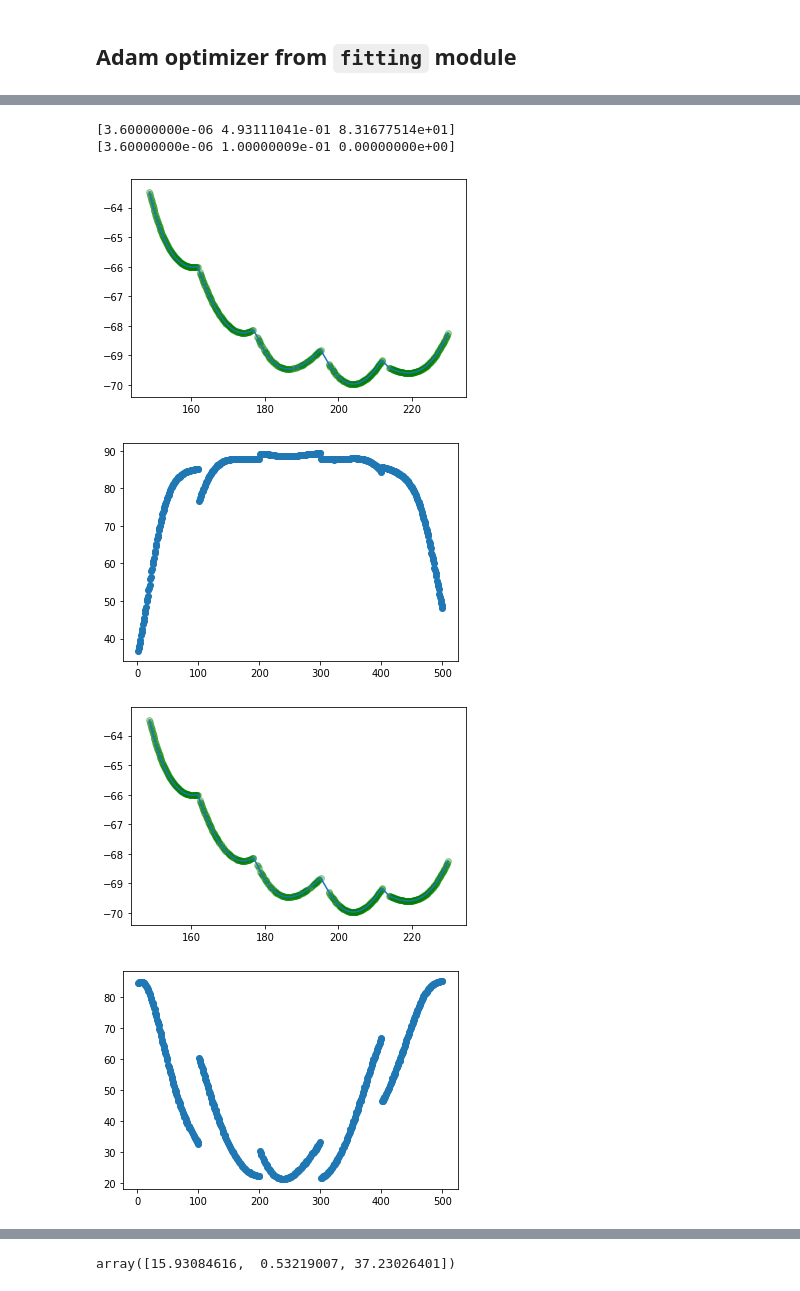
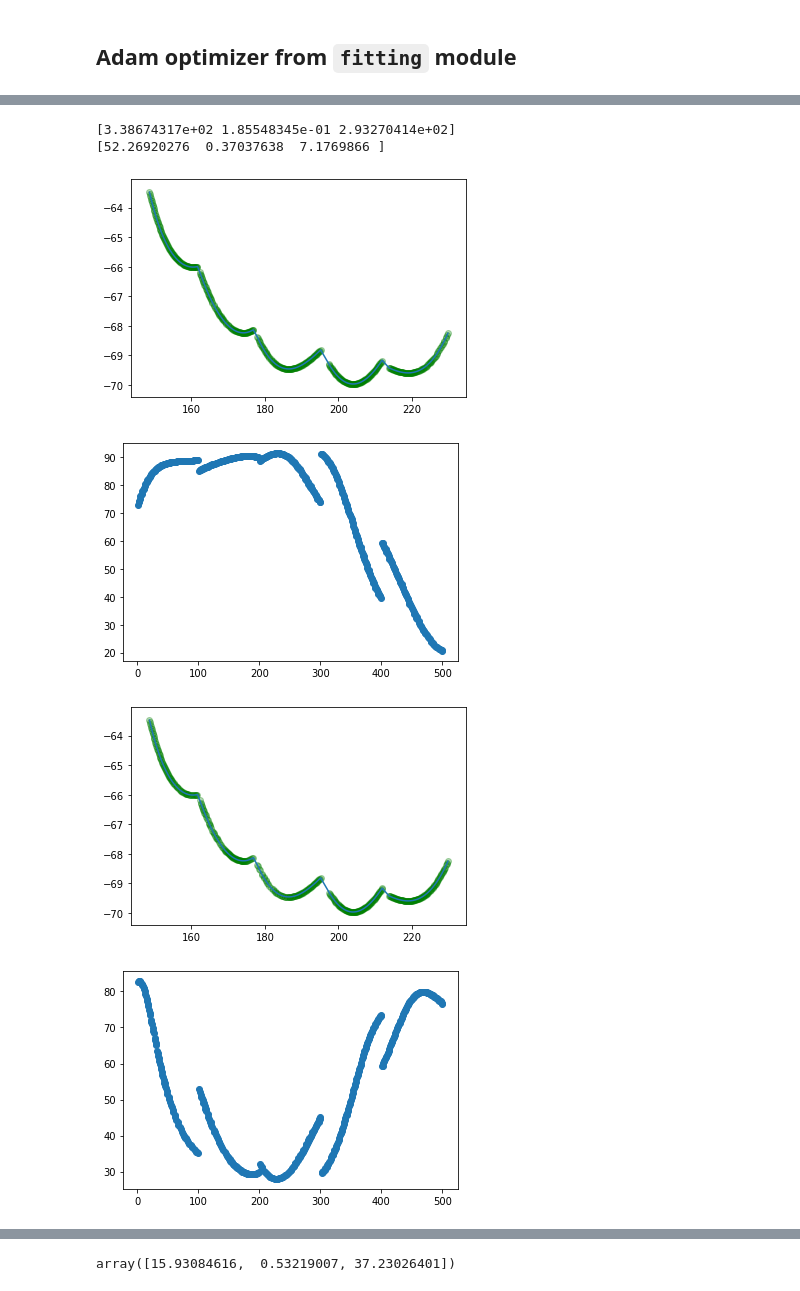
Before and after one commit to ssajous/europa-cycloids, a Jupyter notebook: src/Sample.ipynb, the cells around one changed output, grey strips where cells are left out. Saved outputs shown, nothing was run; the diff lists cells and outputs as text; code cells hidden in the pictures.

```diff
--- a/src/Sample.ipynb
+++ b/src/Sample.ipynb
@@ -1670,9 +1670,9 @@ TOLERANCE = 1
 min_vals = np.array([0, 0.1, 0])
 max_vals = np.array([360, 1, 360])
 constraints = [
-    dict(wrapValues=True, minValue=1e-8, maxValue=1),
+    dict(wrapValue=True, minValue=1e-8, maxValue=1),
     dict(minValue=1e-8, maxValue=1),
-    dict(minValue=0, maxValue=1)
+    dict(wrapValue=True, minValue=0, maxValue=1)
 ]
 
 delphi = pd.read_csv("./obsData/DelphiLonLatAT.txt", header=None, sep=' ', names=['lon', 'lat'])
@@ -1741,16 +1749,19 @@ import fitting
 numParams = 3
 # start_params = [np.random.rand() for iter in range(numParams)]
 # start_params = [0.2896670862267282, 0.5283622484787509, 0.9282830635227807]
-start_params = [3.60000000e-06, 4.93111041e-01, 8.31677514e+01]
+# start_params = [3.60000000e-06, 4.93111041e-01, 8.31677514e+01]
+# start_params = [0.9153579, 0.27493159, 0.78538823]
+start_params = [0.91526787, 0.06905514, 0.78913738]
+# start_params = [0.91526787, 1, 0.78913738]
 
-adam = fitting.Adam(alpha=1.e-2)
+adam = fitting.Adam()
 opt = adam.minimize(
     fitting.test_stress_parameters,
     all_curves,
     start_params,
     interior,
     constraints=constraints,
-    max_iterations=2500,
+    max_iterations=1000,
     verbose=True
 )
 # %% [output]
@@ -1785,13 +1796,13 @@ Final Match: {'loss': 0.04852267883642153, 'parameters': array([1.e-08, 1.e-08,
 # %%
 params = opt[1]['parameters']
-check_fit(params, min_vals, max_vals, all_curves, interior)
+check_fit(params, min_vals, max_vals, all_curves, interior, tolerance=0.25)
 
 params = opt[2]['parameters']
-check_fit(params, min_vals, max_vals, all_curves, interior)
+check_fit(params, min_vals, max_vals, all_curves, interior, tolerance=0.25)
 # %% [output]
-[3.60000000e-06 4.93111041e-01 8.31677514e+01]
-[3.60000000e-06 1.00000009e-01 0.00000000e+00]
+[3.38674317e+02 1.85548345e-01 2.93270414e+02]
+[52.26920276  0.37037638  7.1769866 ]
 [figure]
-[figure, old version]
+[figure, new version]
 [figure]
-[figure, old version]
+[figure, new version]
```
Also changed, not shown: parts of 11 cells of this notebook, 3 other files.
